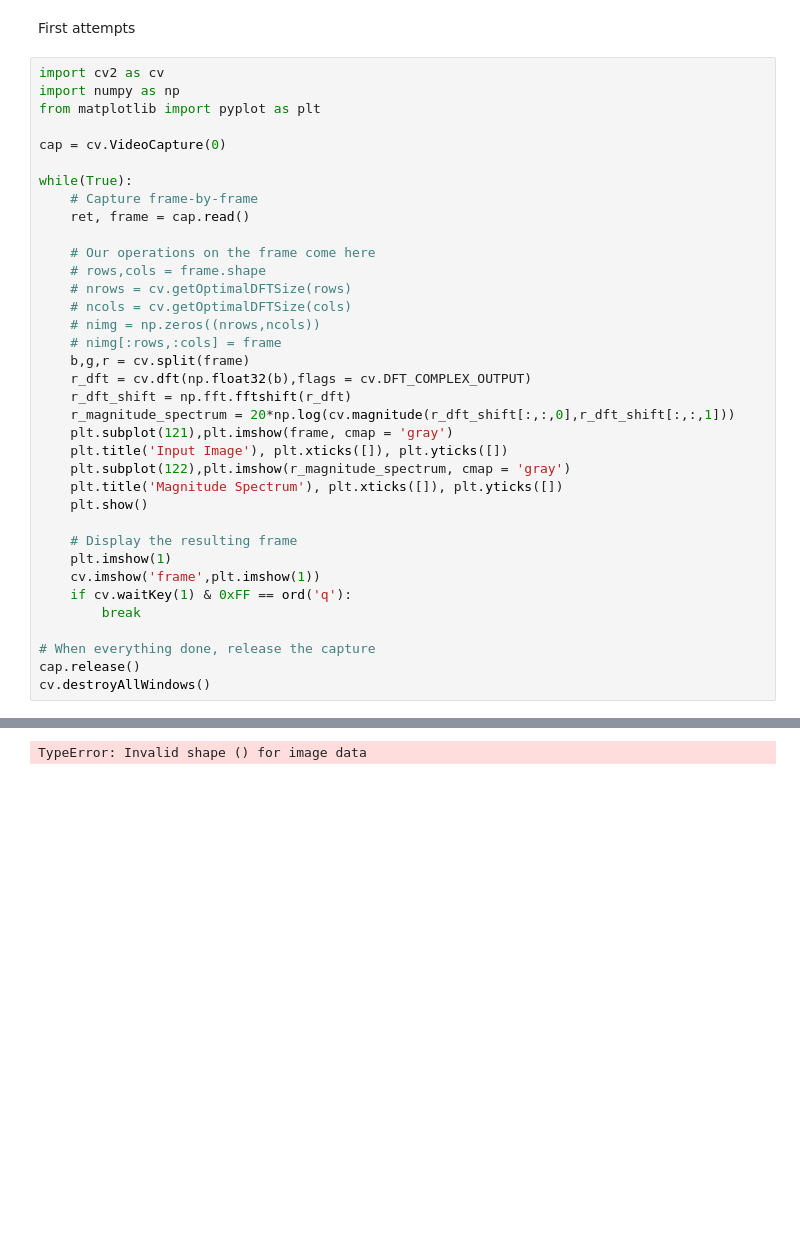
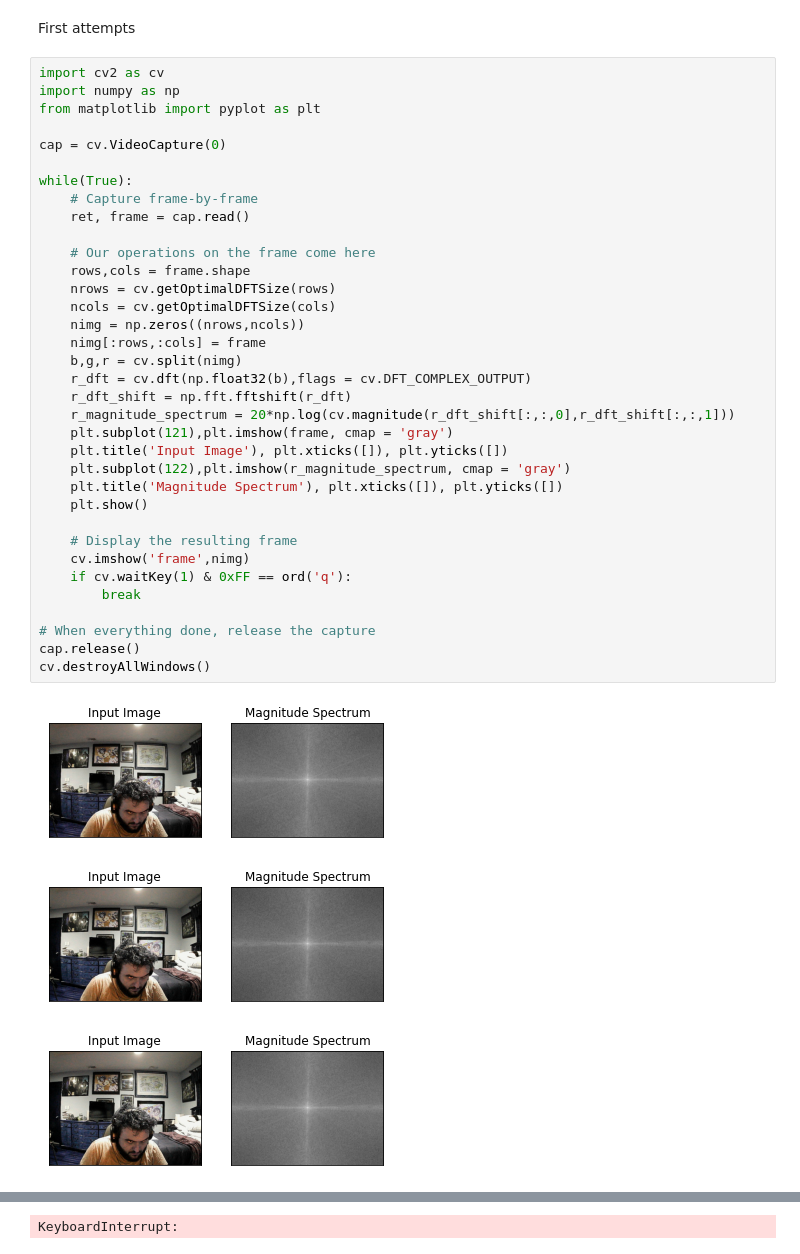
Before and after one commit to NicolasRubi/the-mendimeter, a Jupyter notebook: scripts/mendimeter.ipynb, the cells around one changed output, grey strips where cells are left out. Drawn from its saved outputs; the diff is of its cells as text; blank space fills up the shorter version.

Commit message:
it loads an image

```diff
--- a/scripts/mendimeter.ipynb
+++ b/scripts/mendimeter.ipynb
@@ -3,37 +3,39 @@ First attempts
 # %%
 import cv2 as cv
 import numpy as np
 from matplotlib import pyplot as plt
 
 cap = cv.VideoCapture(0)
 
 while(True):
     # Capture frame-by-frame
     ret, frame = cap.read()
 
     # Our operations on the frame come here
-    # rows,cols = frame.shape
-    # nrows = cv.getOptimalDFTSize(rows)
-    # ncols = cv.getOptimalDFTSize(cols)
-    # nimg = np.zeros((nrows,ncols))
-    # nimg[:rows,:cols] = frame
-    b,g,r = cv.split(frame)
+    rows,cols = frame.shape
+    nrows = cv.getOptimalDFTSize(rows)
+    ncols = cv.getOptimalDFTSize(cols)
+    nimg = np.zeros((nrows,ncols))
+    nimg[:rows,:cols] = frame
+    b,g,r = cv.split(nimg)
     r_dft = cv.dft(np.float32(b),flags = cv.DFT_COMPLEX_OUTPUT)
     r_dft_shift = np.fft.fftshift(r_dft)
     r_magnitude_spectrum = 20*np.log(cv.magnitude(r_dft_shift[:,:,0],r_dft_shift[:,:,1]))
     plt.subplot(121),plt.imshow(frame, cmap = 'gray')
     plt.title('Input Image'), plt.xticks([]), plt.yticks([])
     plt.subplot(122),plt.imshow(r_magnitude_spectrum, cmap = 'gray')
     plt.title('Magnitude Spectrum'), plt.xticks([]), plt.yticks([])
     plt.show()
 
     # Display the resulting frame
-    plt.imshow(1)
-    cv.imshow('frame',plt.imshow(1))
+    cv.imshow('frame',nimg)
     if cv.waitKey(1) & 0xFF == ord('q'):
         break
 
 # When everything done, release the capture
 cap.release()
 cv.destroyAllWindows()
 # %% [output]
+[figure, added]
+[figure, added]
+[figure, added]
@@ -40 +49 @@ cv.destroyAllWindows()
-TypeError: Invalid shape () for image data
+KeyboardInterrupt:
```
Also changed, not shown: parts of 1 cell of this notebook, 7 other files.
